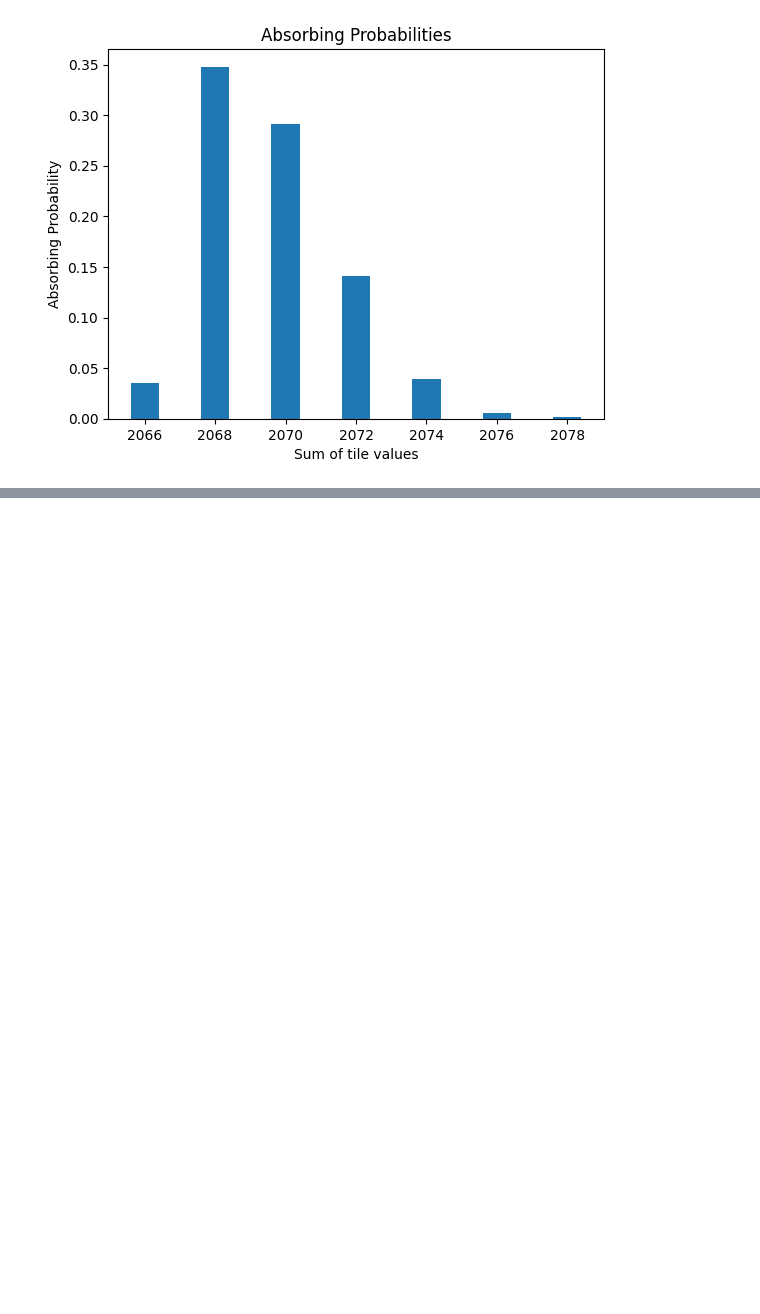
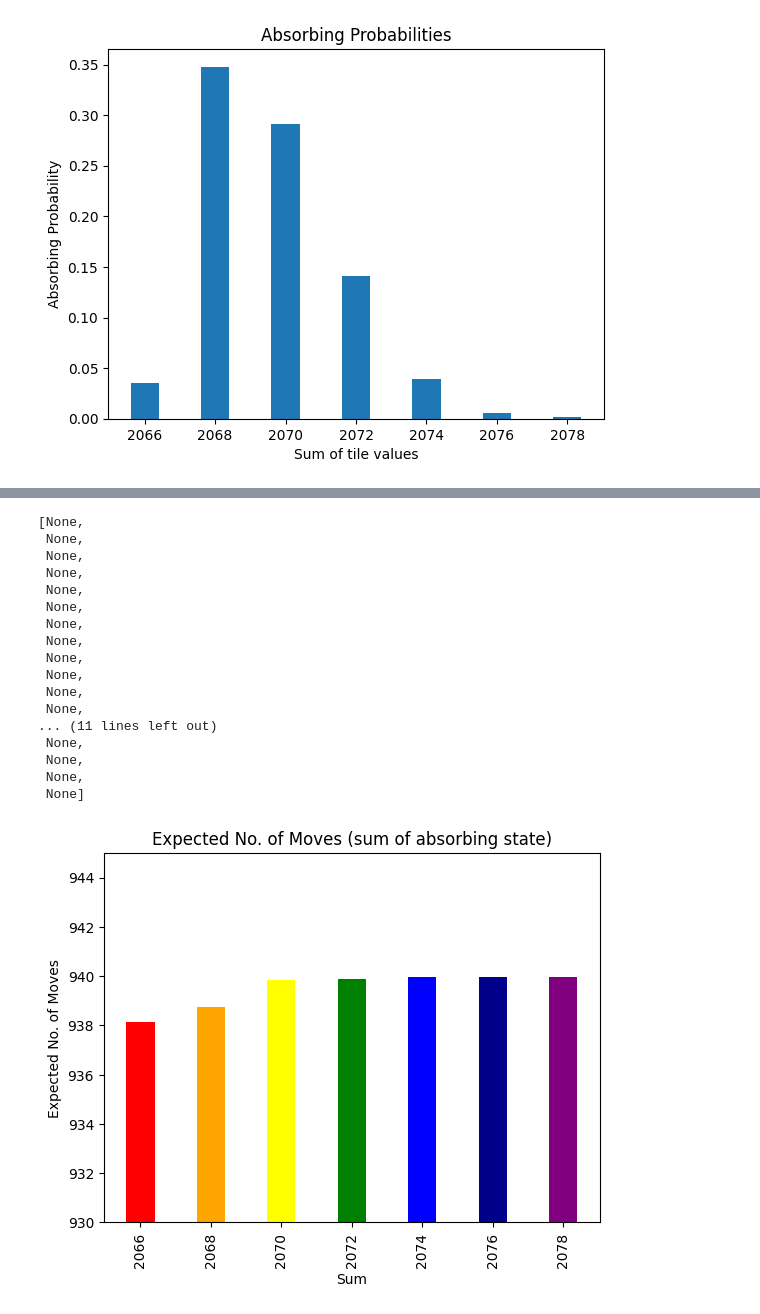
Before and after one commit to potpot1029/ESTR2018_Project, a Jupyter notebook: simulation_plot.ipynb, the cells around one changed output, grey strips where cells are left out. Saved outputs shown, nothing was run; the diff lists cells and outputs as text; code cells hidden in the pictures; blank space fills up the shorter version.

```diff
--- a/simulation_plot.ipynb
+++ b/simulation_plot.ipynb
@@ -125,0 +183,32 @@ Text(0, 0.5, 'Absorbing Probability')
+# %%
+# plot absorbing moves (sum)
+fig, ax = plt.subplots()
+
+for special_value in mapping:
+    selected_df = absorbing_moves_df[absorbing_moves_df['Sum'] == special_value]
+    plt.bar(selected_df['Sum'], selected_df['Expected No. of Moves'].mean(), color=mapping[special_value], label=special_value)
+plt.title('Expected No. of Moves (sum of absorbing state)')
+plt.xlabel('Sum')
+plt.ylabel('Expected No. of Moves')
+plt.ylim(930, 945)
+
+plt.setp(ax.get_xticklabels(), fontsize=10, rotation='vertical')
+# %% [output]
+[None,
+ None,
+ None,
+ None,
+ None,
+ None,
+ None,
+ None,
+ None,
+ None,
+ None,
+ None,
+... (11 lines left out)
+ None,
+ None,
+ None,
+ None]
+[figure, added]
```
Also changed, not shown: parts of 2 cells of this notebook, 3 other files.
